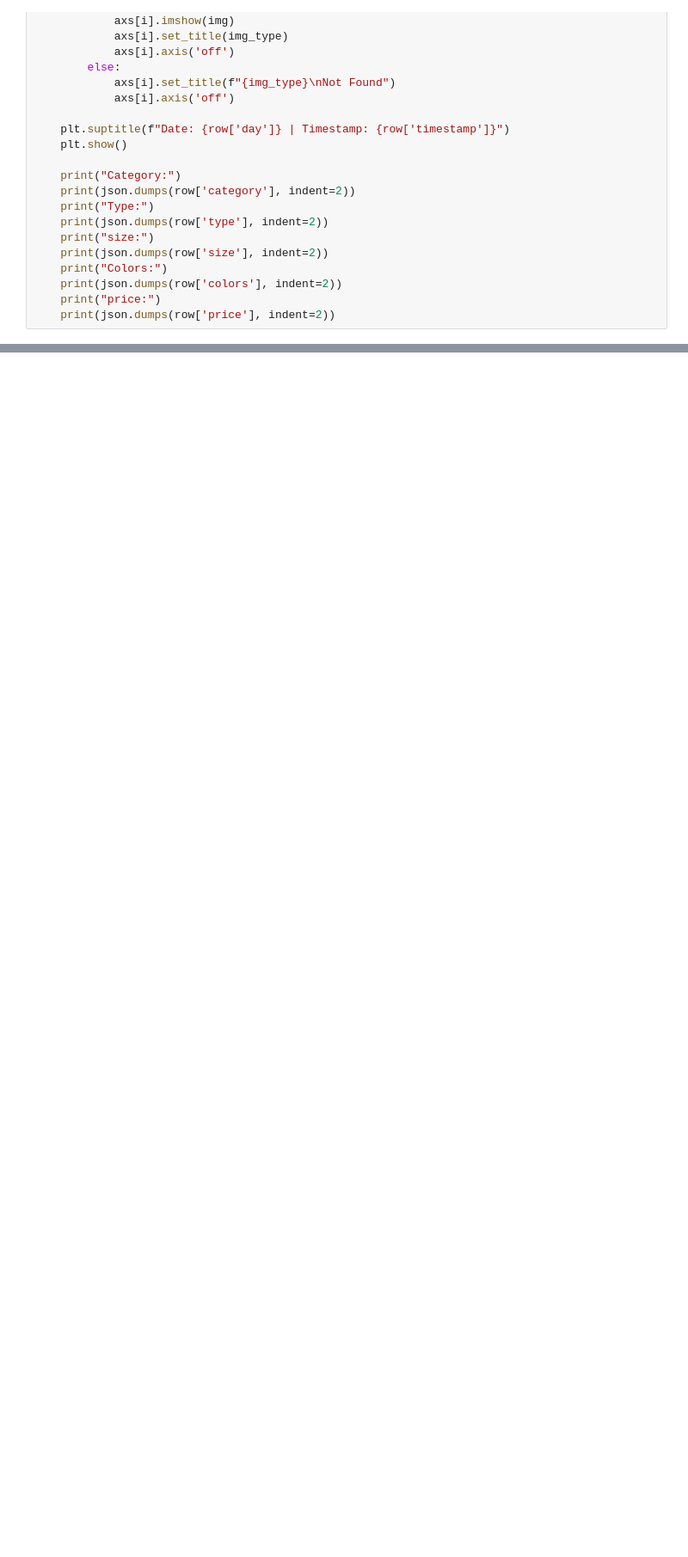
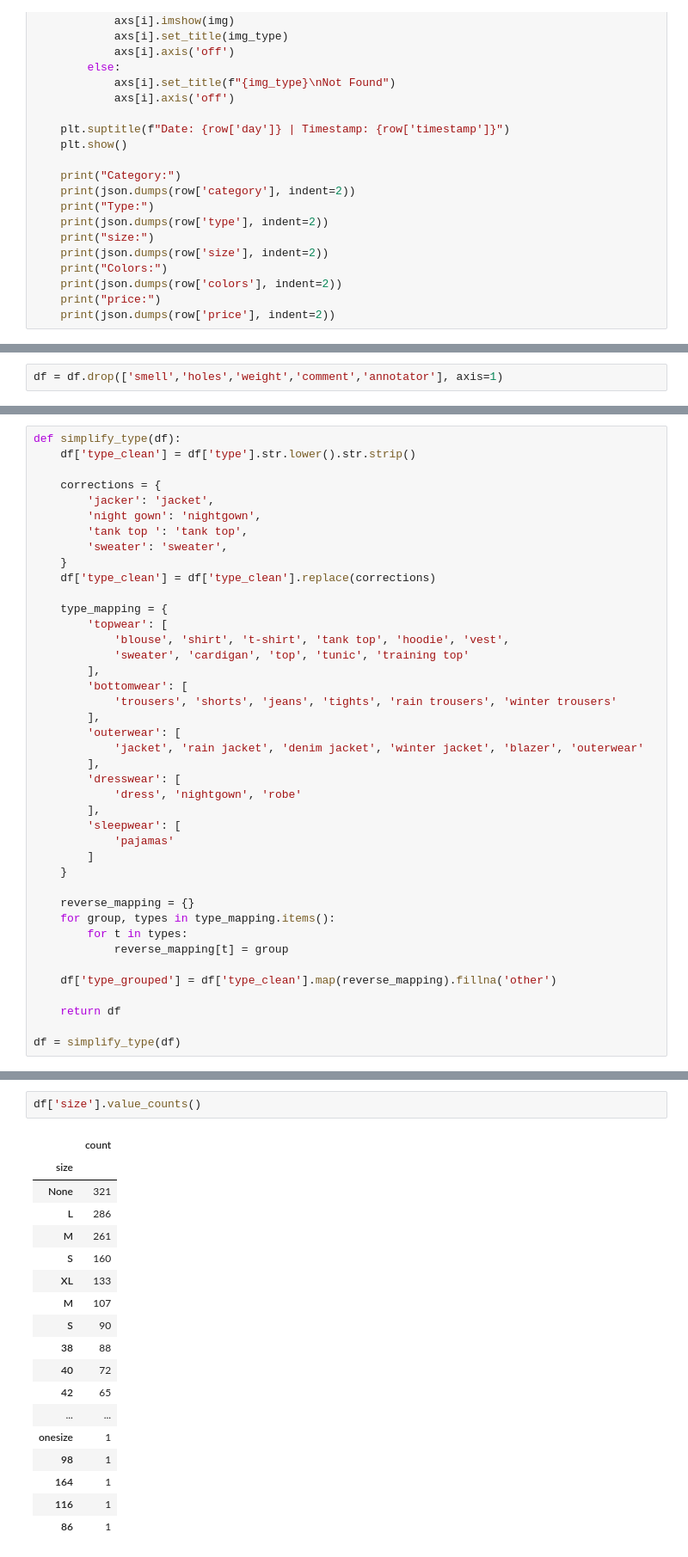
Before and after one commit to Boonyaratt/Second-Hand-Price-Prediction-CNN, a Jupyter notebook: Main.ipynb, the cells around one changed output, grey strips where cells are left out. Shown at 86% size. Drawn from its saved outputs; the diff is of its cells as text; blank space fills up the shorter version.

Commit message:
cleaning brand, type, size

```diff
--- a/Main.ipynb
+++ b/Main.ipynb
@@ -290,0 +225,2 @@ fatal: not a git repository (or any of the parent directories): .git
+# %%
+df = df.drop(['smell','holes','weight','comment','annotator'], axis=1)
@@ -290,0 +353,41 @@ fatal: not a git repository (or any of the parent directories): .git
+# %%
+def simplify_type(df):
+    df['type_clean'] = df['type'].str.lower().str.strip()
+
+    corrections = {
+        'jacker': 'jacket',
+        'night gown': 'nightgown',
+        'tank top ': 'tank top',
+        'sweater': 'sweater',
+    }
+    df['type_clean'] = df['type_clean'].replace(corrections)
+
+    type_mapping = {
+        'topwear': [
+            'blouse', 'shirt', 't-shirt', 'tank top', 'hoodie', 'vest',
+            'sweater', 'cardigan', 'top', 'tunic', 'training top'
+        ],
+        'bottomwear': [
+            'trousers', 'shorts', 'jeans', 'tights', 'rain trousers', 'winter trousers'
+        ],
+        'outerwear': [
+            'jacket', 'rain jacket', 'denim jacket', 'winter jacket', 'blazer', 'outerwear'
+        ],
+        'dresswear': [
+            'dress', 'nightgown', 'robe'
+        ],
+        'sleepwear': [
+            'pajamas'
+        ]
+    }
+
+    reverse_mapping = {}
+    for group, types in type_mapping.items():
+        for t in types:
+            reverse_mapping[t] = group
+
+    df['type_grouped'] = df['type_clean'].map(reverse_mapping).fillna('other')
+
+    return df
+
+df = simplify_type(df)
@@ -290,0 +403,21 @@ fatal: not a git repository (or any of the parent directories): .git
+# %%
+df['size'].value_counts()
+# %% [output]
+|  | count |
+| size |  |
+| None | 321 |
+| L | 286 |
+| M | 261 |
+| S | 160 |
+| XL | 133 |
+| M | 107 |
+| S | 90 |
+| 38 | 88 |
+| 40 | 72 |
+| 42 | 65 |
+| ... | ... |
+| onesize | 1 |
+| 98 | 1 |
+| 164 | 1 |
+| 116 | 1 |
+| 86 | 1 |
```
Also changed, not shown: parts of 23 cells of this notebook.
